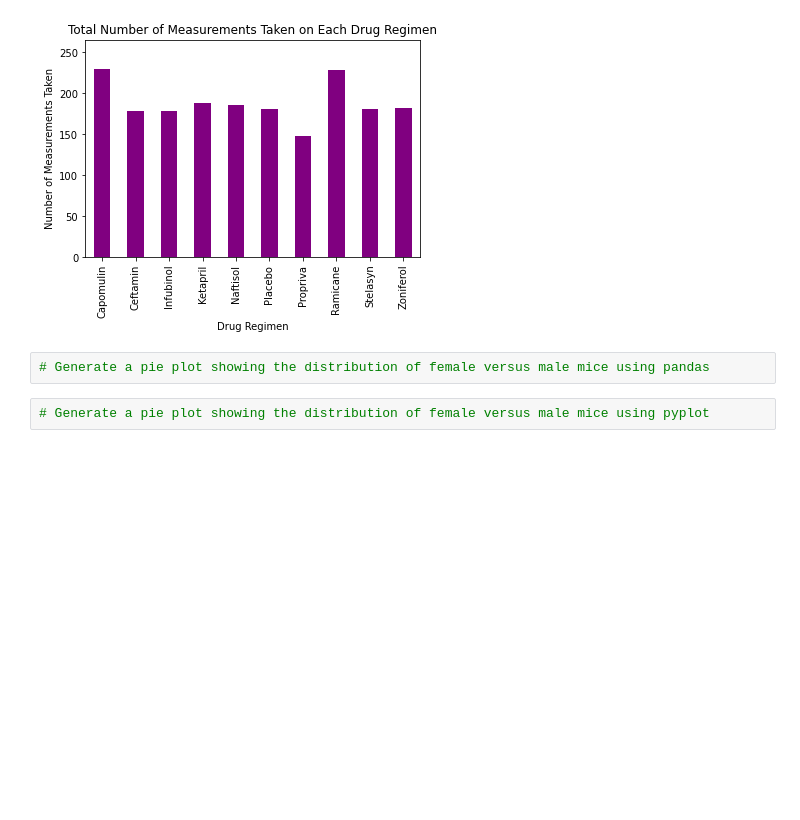
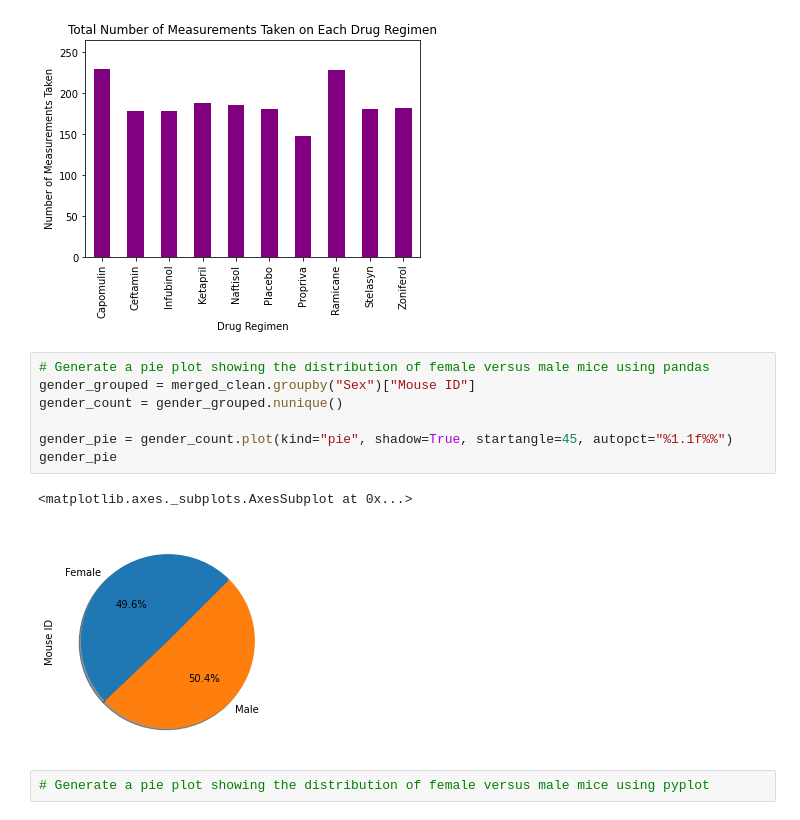
Before and after one commit to JRandle23/Matplotlib-Challenge, a Jupyter notebook: Pymaceuticals/pymaceuticals_starter.ipynb, the cells around one changed output. Cells and saved outputs as stored; diff of their text form; blank space fills up the shorter version.

```diff
--- a/Pymaceuticals/pymaceuticals_starter.ipynb
+++ b/Pymaceuticals/pymaceuticals_starter.ipynb
@@ -160,6 +160,14 @@ plt.show()
 [figure]
 # %%
 # Generate a pie plot showing the distribution of female versus male mice using pandas
+gender_grouped = merged_clean.groupby("Sex")["Mouse ID"]
+gender_count = gender_grouped.nunique()
+
+gender_pie = gender_count.plot(kind="pie", shadow=True, startangle=45, autopct="%1.1f%%")
+gender_pie
+# %% [output]
+<matplotlib.axes._subplots.AxesSubplot at 0x...>
+[figure, added]
 # %%
 # Generate a pie plot showing the distribution of female versus male mice using pyplot
 # %% [markdown]
```
